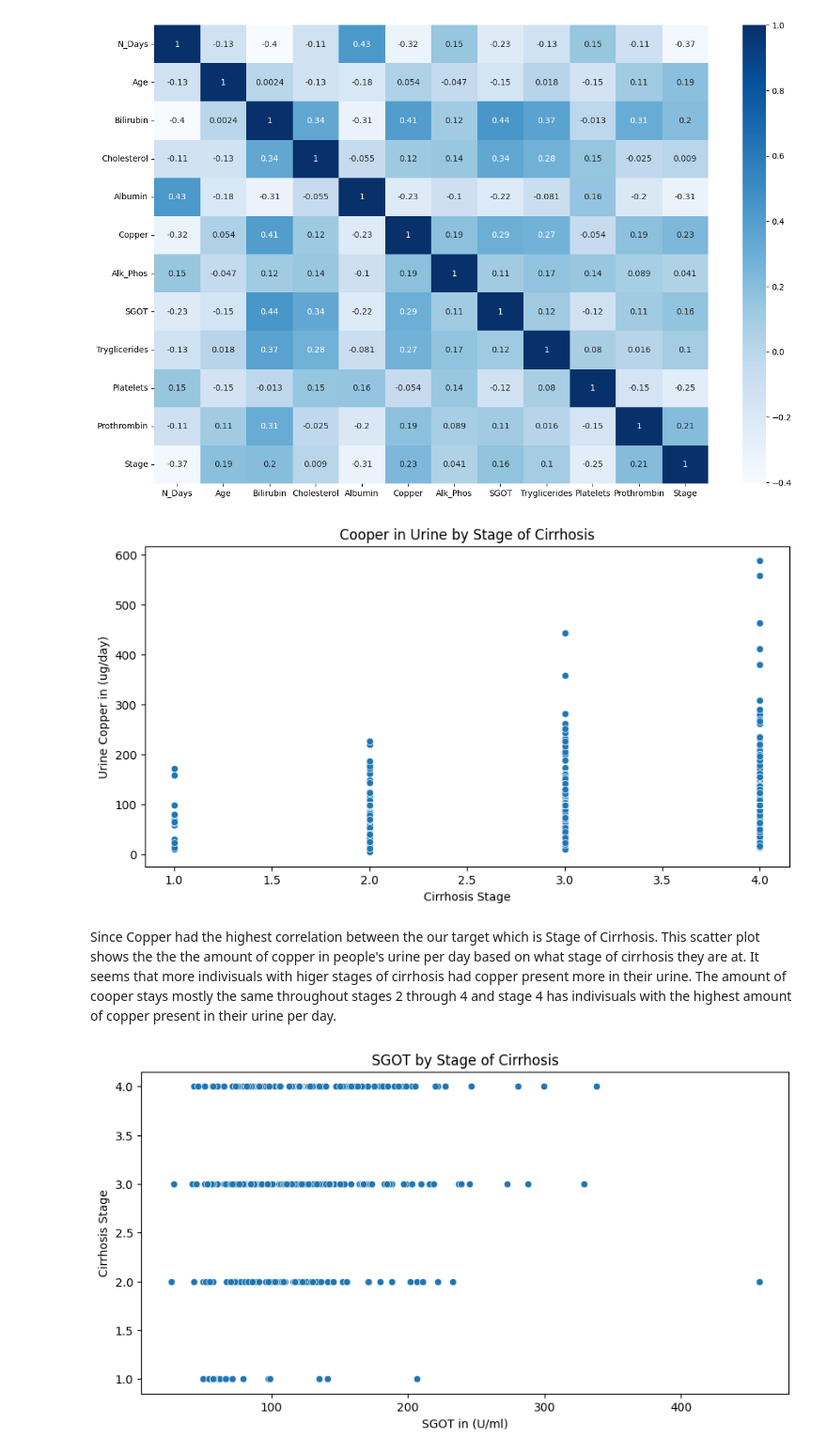
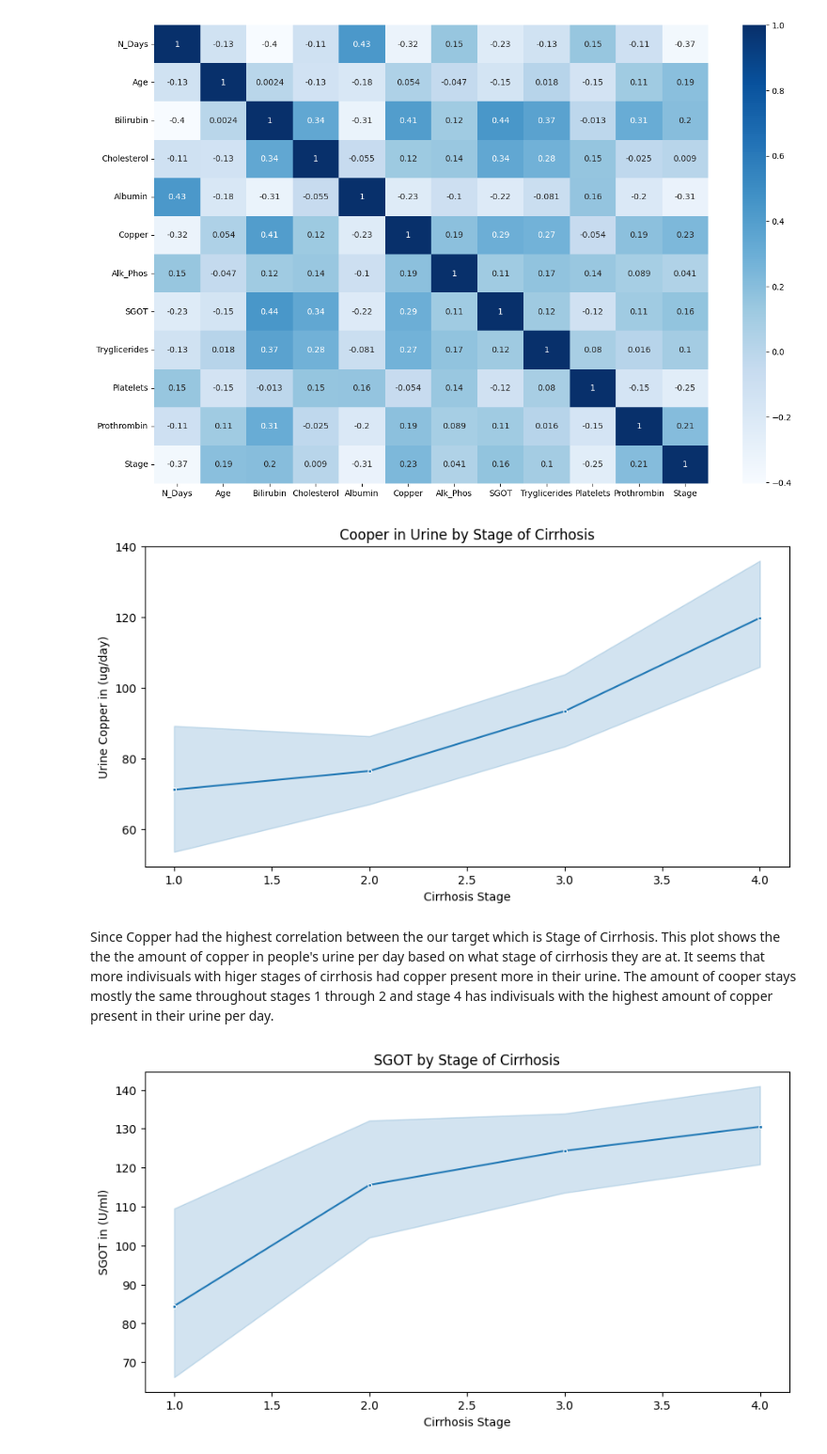
Before and after one commit to JmB17/Perosnal-Project, a Jupyter notebook: Cirrhosis_Prediction.ipynb, the cells around one changed output. Shown at 94% size. Cells and saved outputs as stored; diff of their text form; code cells hidden in the pictures.

```diff
--- a/Cirrhosis_Prediction.ipynb
+++ b/Cirrhosis_Prediction.ipynb
@@ -902,5 +906,18 @@ def scatter_plot(df, x, y, title_label='', x_label='', y_label='', figsize=(10,5
 
     return fig, ax
+# %%
+def line_plot(data, x, y, figsize=(10,5), title_label='', x_label='', y_label='', hza='center', rot=0):
+    # PLot
+    fig, ax = plt.subplots(figsize=figsize)
+    sns.lineplot(x=df[x], y=df[y], marker='.')
+
+    # Title/Labels
+    ax.set_title(title_label)
+    ax.set_ylabel(y_label)
+    ax.set_xlabel(x_label)
+
+
+    return fig, ax
 # %% [markdown]
 ## Univariate Visuals for target and all features
 # %%
@@ -991,13 +1008,13 @@ ax = sns.heatmap(df_corr, cmap='Blues', annot=True, )
 # %% [output]
 [figure]
 # %%
-fig, ax = scatter_plot(df, y='Copper', x='Stage', title_label='Cooper in Urine by Stage of Cirrhosis', y_label='Urine Copper in (ug/day)', x_label='Cirrhosis Stage')
+fig, ax = line_plot(df, y='Copper', x='Stage', title_label='Cooper in Urine by Stage of Cirrhosis', y_label='Urine Copper in (ug/day)', x_label='Cirrhosis Stage')
 # %% [output]
-[figure, old version]
+[figure, new version]
 # %% [markdown]
-Since Copper had the highest correlation between the our target which is Stage of Cirrhosis. This scatter plot shows the the the amount of copper in people's urine per day based on what stage of cirrhosis they are at.
-It seems that more indivisuals with higer stages of cirrhosis had copper present more in their urine. The amount of cooper stays mostly the same throughout stages 2 through 4 and stage 4 has indivisuals with the highest amount of copper present in their urine per day.
+Since Copper had the highest correlation between the our target which is Stage of Cirrhosis. This plot shows the the the amount of copper in people's urine per day based on what stage of cirrhosis they are at.
+It seems that more indivisuals with higer stages of cirrhosis had copper present more in their urine. The amount of cooper stays mostly the same throughout stages 1 through 2 and stage 4 has indivisuals with the highest amount of copper present in their urine per day.
 # %%
-fig, ax = scatter_plot(df, x='SGOT', y='Stage', title_label='SGOT by Stage of Cirrhosis', x_label='SGOT in (U/ml)', y_label='Cirrhosis Stage')
+fig, ax = line_plot(df, y='SGOT', x='Stage', title_label='SGOT by Stage of Cirrhosis', y_label='SGOT in (U/ml)', x_label='Cirrhosis Stage')
 # %% [output]
-[figure, old version]
+[figure, new version]
```
Also changed, not shown: parts of 9 cells of this notebook.
